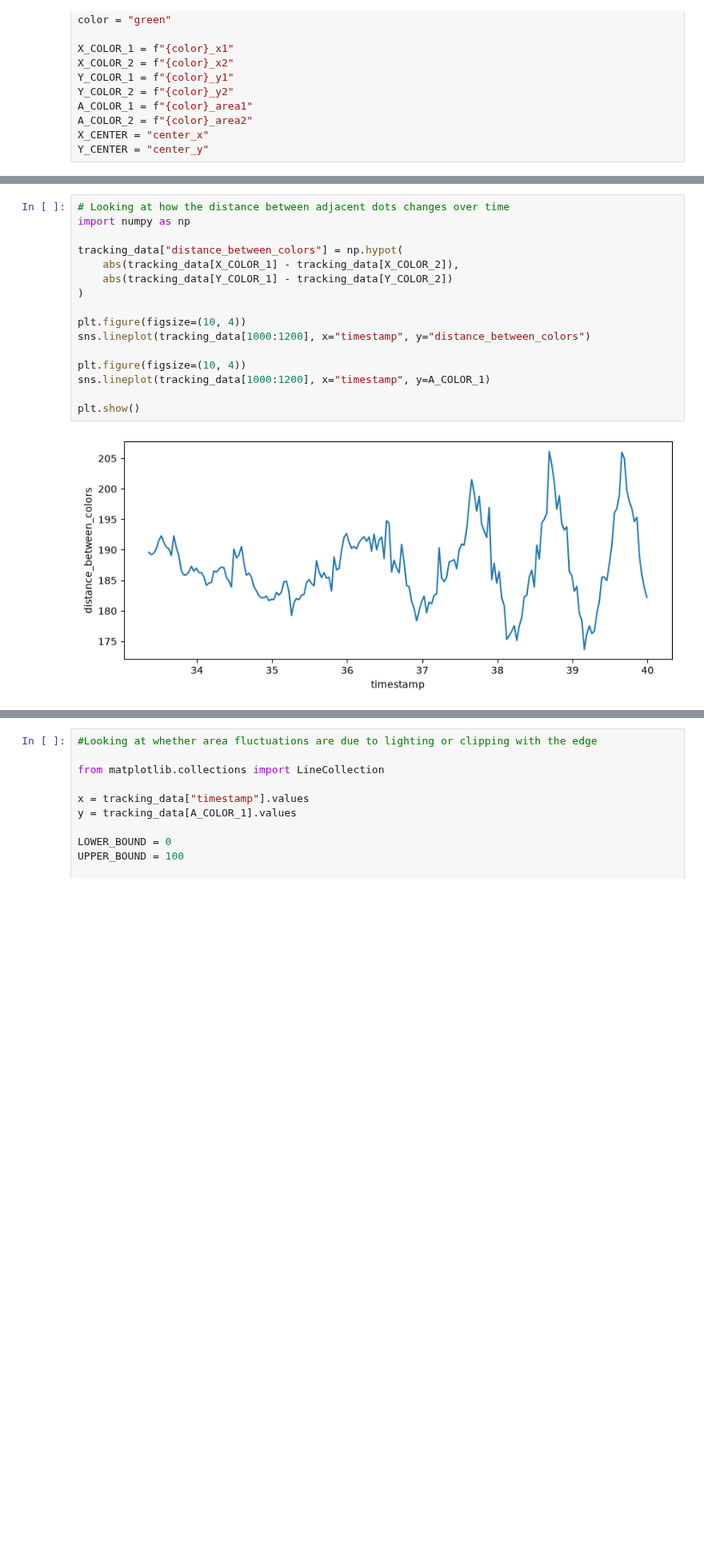
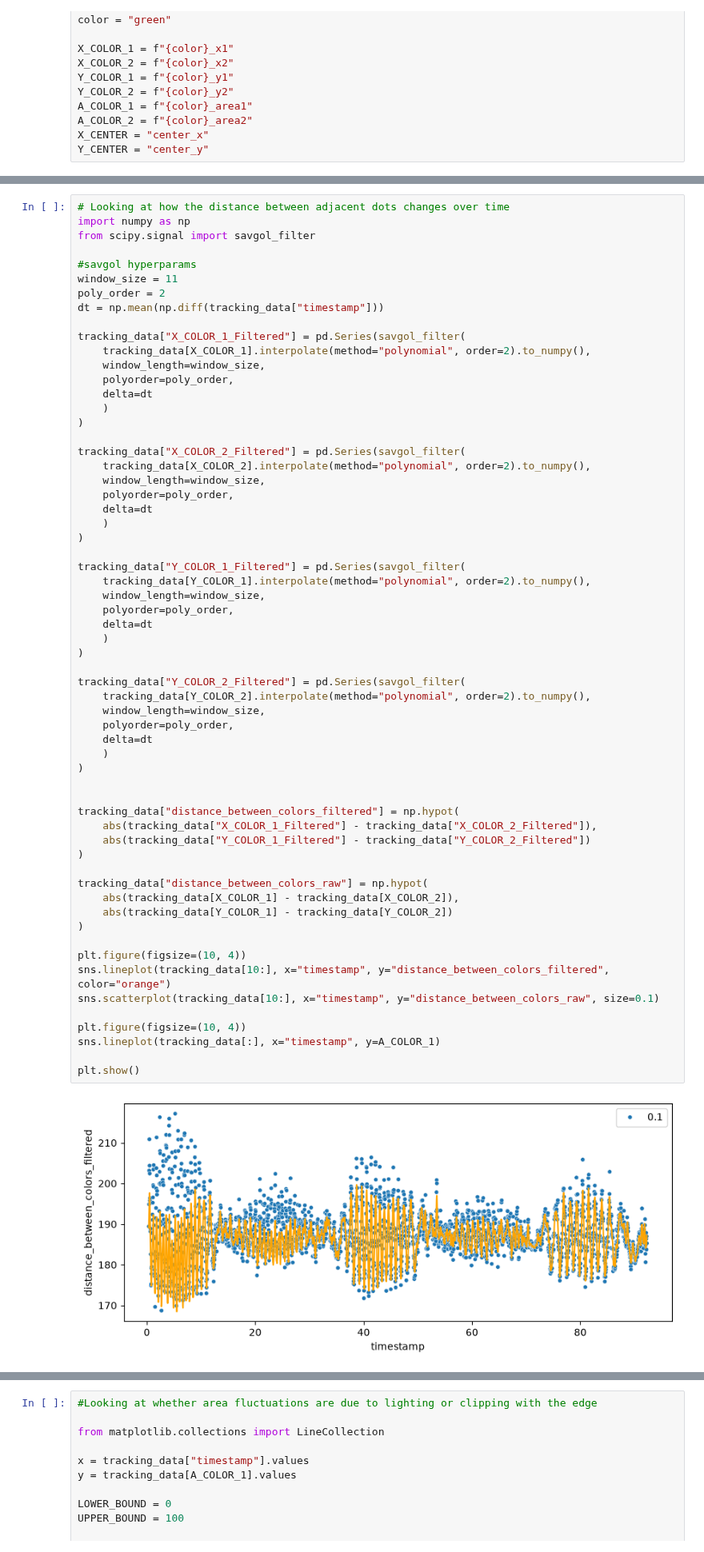
Before and after one commit to Sobhard/Spindle-Video-Processing, a Jupyter notebook: data_analysis/analysis.ipynb, the cells around one changed output, grey strips where cells are left out. Shown at 80% size. Cells and saved outputs as stored; diff of their text form; blank space fills up the shorter version.

```diff
--- a/data_analysis/analysis.ipynb
+++ b/data_analysis/analysis.ipynb
@@ -44,18 +45,63 @@ plt.show()
 # %%
 # Looking at how the distance between adjacent dots changes over time
 import numpy as np
+from scipy.signal import savgol_filter
 
-tracking_data["distance_between_colors"] = np.hypot(
+#savgol hyperparams
+window_size = 11
+poly_order = 2
+dt = np.mean(np.diff(tracking_data["timestamp"]))
+
+tracking_data["X_COLOR_1_Filtered"] = pd.Series(savgol_filter(
+    tracking_data[X_COLOR_1].interpolate(method="polynomial", order=2).to_numpy(),
+    window_length=window_size,
+    polyorder=poly_order,
+    delta=dt
+    )
+)
+
+tracking_data["X_COLOR_2_Filtered"] = pd.Series(savgol_filter(
+    tracking_data[X_COLOR_2].interpolate(method="polynomial", order=2).to_numpy(),
+    window_length=window_size,
+    polyorder=poly_order,
+    delta=dt
+    )
+)
+
+tracking_data["Y_COLOR_1_Filtered"] = pd.Series(savgol_filter(
+    tracking_data[Y_COLOR_1].interpolate(method="polynomial", order=2).to_numpy(),
+    window_length=window_size,
+    polyorder=poly_order,
+    delta=dt
+    )
+)
+
+tracking_data["Y_COLOR_2_Filtered"] = pd.Series(savgol_filter(
+    tracking_data[Y_COLOR_2].interpolate(method="polynomial", order=2).to_numpy(),
+    window_length=window_size,
+    polyorder=poly_order,
+    delta=dt
+    )
+)
+
+
+tracking_data["distance_between_colors_filtered"] = np.hypot(
+    abs(tracking_data["X_COLOR_1_Filtered"] - tracking_data["X_COLOR_2_Filtered"]),
+    abs(tracking_data["Y_COLOR_1_Filtered"] - tracking_data["Y_COLOR_2_Filtered"])
+)
+
+tracking_data["distance_between_colors_raw"] = np.hypot(
     abs(tracking_data[X_COLOR_1] - tracking_data[X_COLOR_2]),
     abs(tracking_data[Y_COLOR_1] - tracking_data[Y_COLOR_2])
 )
 
 plt.figure(figsize=(10, 4))
-sns.lineplot(tracking_data[1000:1200], x="timestamp", y="distance_between_colors")
+sns.lineplot(tracking_data[10:], x="timestamp", y="distance_between_colors_filtered", color="orange")
+sns.scatterplot(tracking_data[10:], x="timestamp", y="distance_between_colors_raw", size=0.1)
 
 plt.figure(figsize=(10, 4))
-sns.lineplot(tracking_data[1000:1200], x="timestamp", y=A_COLOR_1)
+sns.lineplot(tracking_data[:], x="timestamp", y=A_COLOR_1)
 
 plt.show()
 # %% [output]
-[figure, old version]
+[figure, new version]
```
Also changed, not shown: parts of 6 cells of this notebook.
